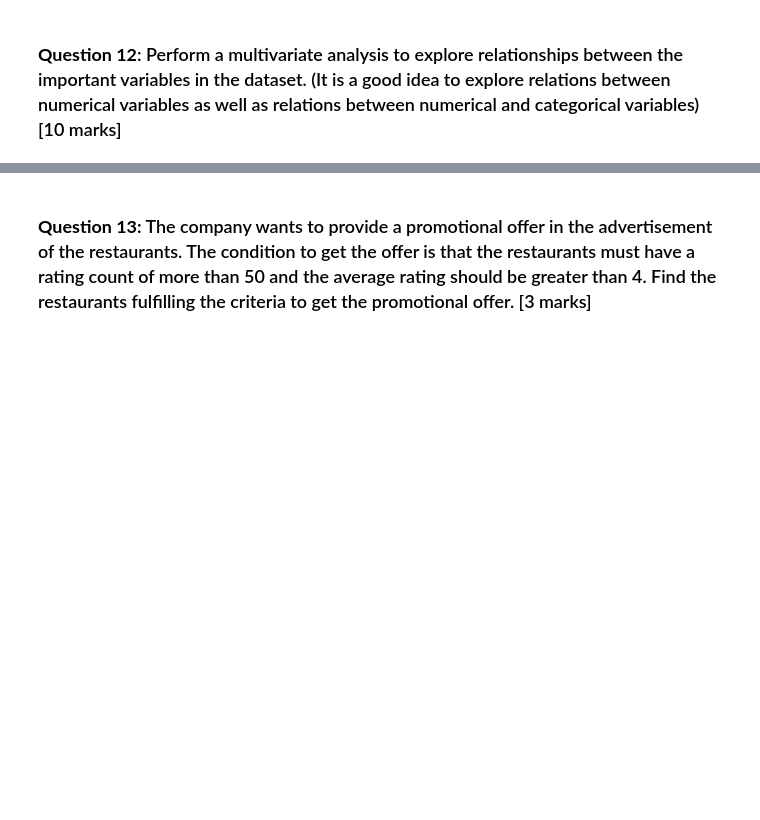
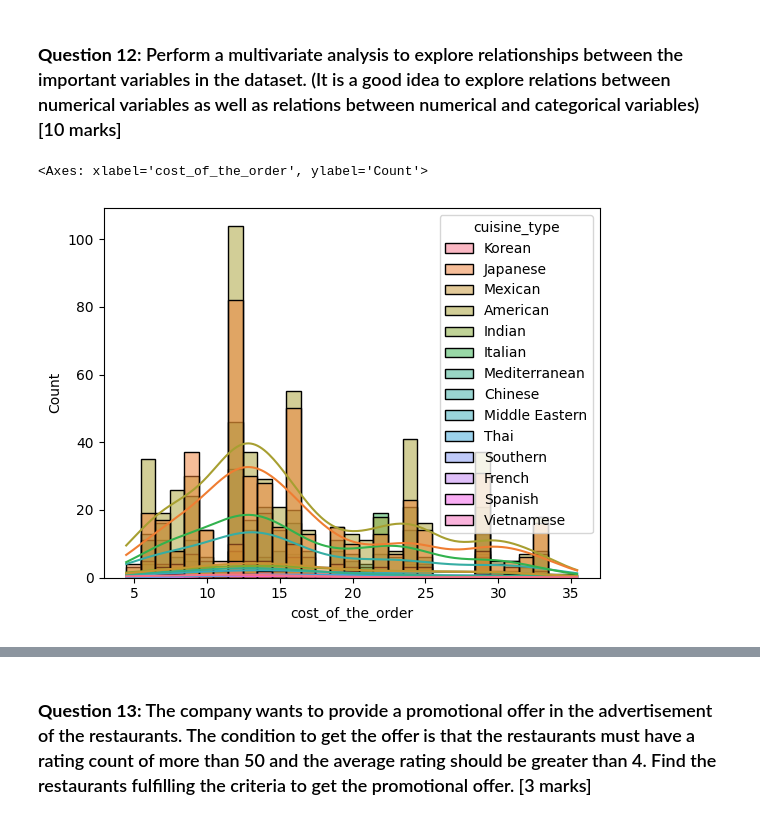
Before and after one commit to AkshayGovindaraj/GoogleColab, a Jupyter notebook: PYF_Project_Learner_Notebook_Full_Codev2.ipynb, the cells around one changed output, grey strips where cells are left out. Cells and saved outputs as stored; diff of their text form; code cells hidden in the pictures; blank space fills up the shorter version.

```diff
--- a/PYF_Project_Learner_Notebook_Full_Codev2.ipynb
+++ b/PYF_Project_Learner_Notebook_Full_Codev2.ipynb
@@ -149,0 +163,2 @@ There are no fields in any of the row which are null or NaN in this dataset. So
+# %%
+df['rating_adjusted'] = pd.to_numeric(df['rating'].replace(['Not given'], 4.34))
@@ -339,3 +365,7 @@ The top 3 most frequent customers are:
 ### **Question 12**: Perform a multivariate analysis to explore relationships between the important variables in the dataset. (It is a good idea to explore relations between numerical variables as well as relations between numerical and categorical variables) [10 marks]
 # %%
 # Write the code here
+sns.histplot(data=df, x='cost_of_the_order', hue='cuisine_type', binwidth =1, kde='True');
+# %% [output]
+<Axes: xlabel='cost_of_the_order', ylabel='Count'>
+[figure, added]
```
Also changed, not shown: parts of 21 cells of this notebook.
